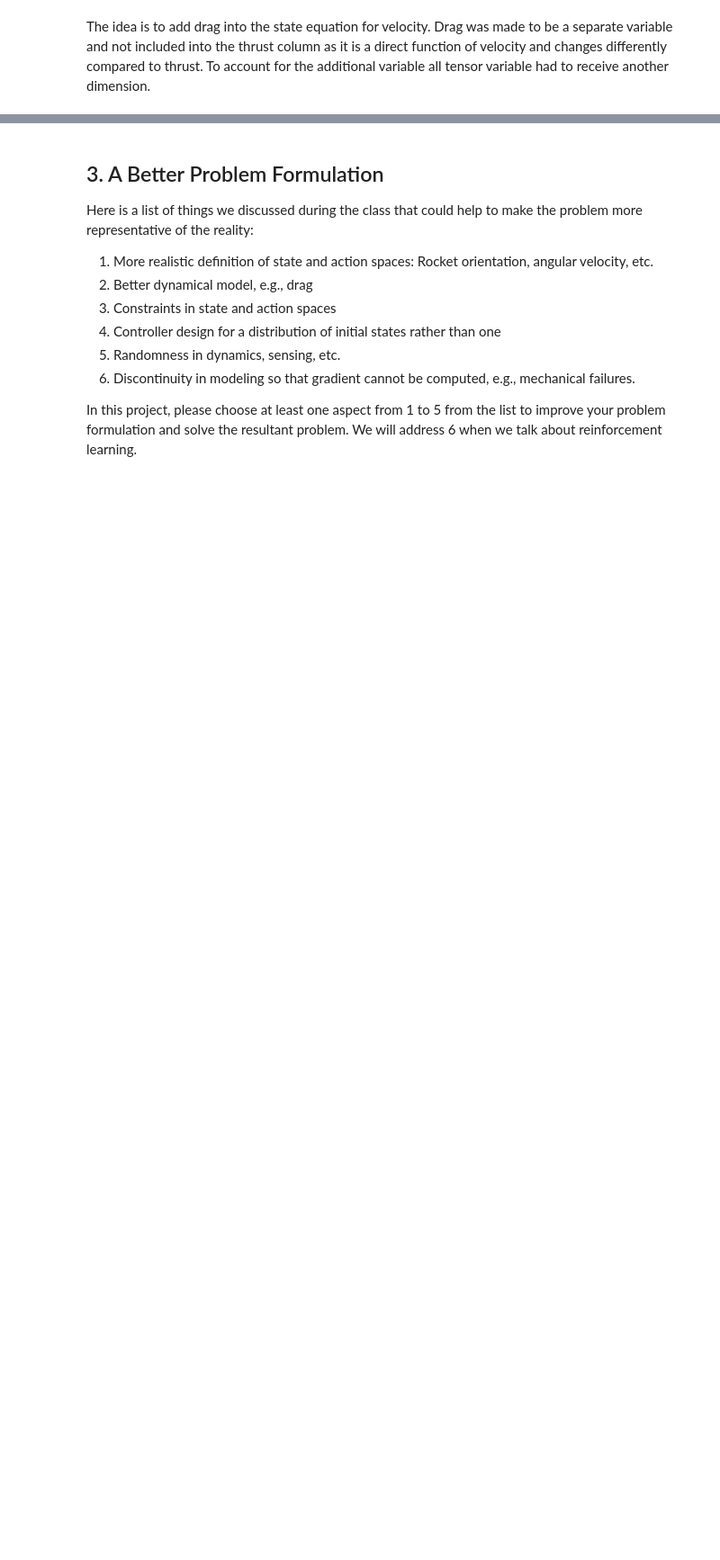
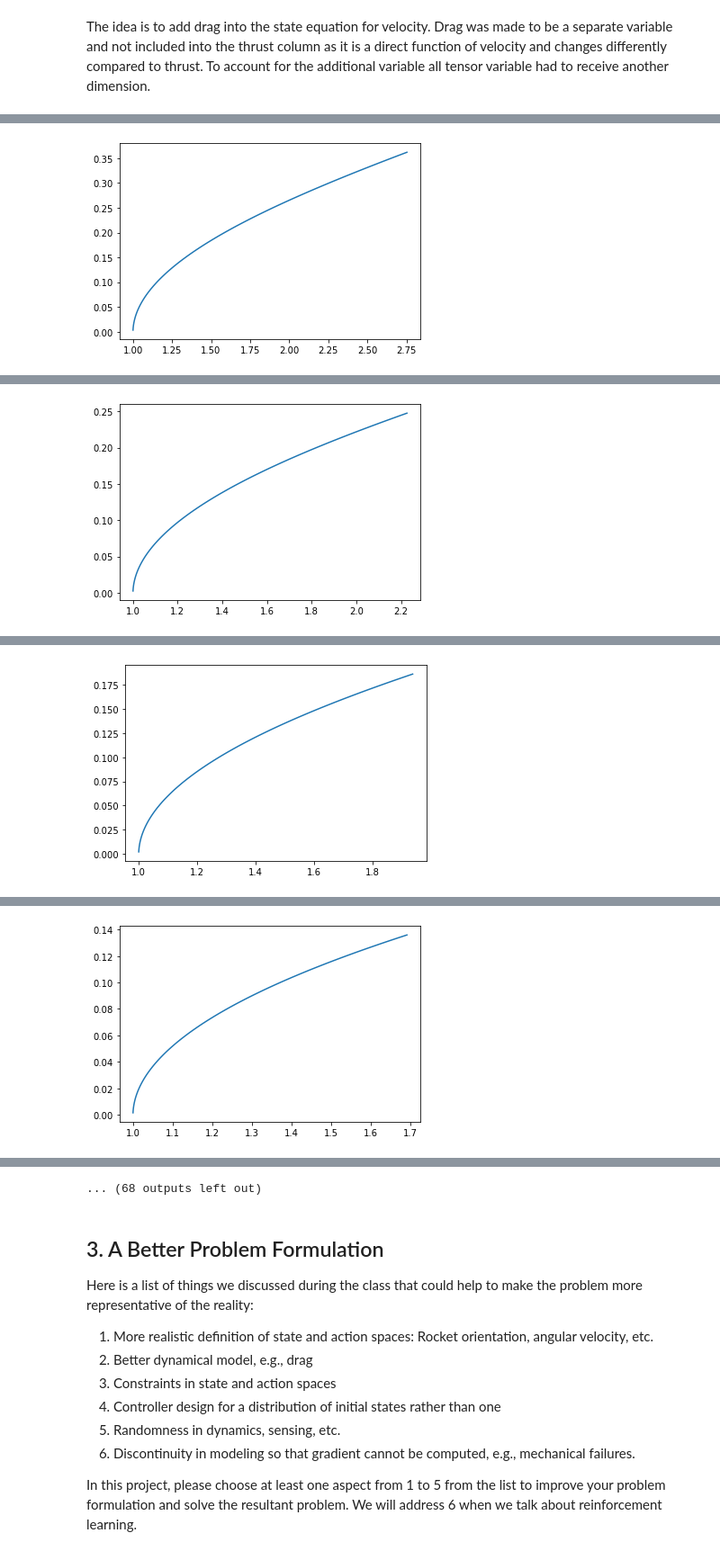
Before and after one commit to bubba2334/MAE-494-Project1, a Jupyter notebook: Project 1.ipynb, the cells around one changed output, grey strips where cells are left out. Shown at 90% size. Drawn from its saved outputs; the diff is of its cells as text; code cells hidden in the pictures; blank space fills up the shorter version.

Commit message:
Adjusted Drag

```diff
--- a/Project 1.ipynb
+++ b/Project 1.ipynb
@@ -95,24 +95,24 @@ class Dynamics(nn.Module):
         # Normally, we would do x[1] = x[1] + gravity * delta_time
         # but this is not allowed in PyTorch since it overwrites one variable (x[1]) that is part of the computational graph to be differentiated.
         # Therefore, I define a tensor dx = [0., gravity * delta_time], and do x = x + dx. This is allowed...
-        delta_state_gravity = t.tensor([0., GRAVITY_ACCEL * FRAME_TIME, 0.])
+        delta_state_gravity = t.tensor([0., GRAVITY_ACCEL * FRAME_TIME])
 
         # Thrust
         # Note: Same reason as above. Need a 2-by-1 tensor.
-        delta_stateT = BOOST_ACCEL * FRAME_TIME * t.tensor([0., -1., 0.]) * action
+        delta_stateT = BOOST_ACCEL * FRAME_TIME * t.tensor([0., -1.]) * action
 
         # Drag
-        delta_stateD = state * DRAG_ACCEL * FRAME_TIME * t.tensor([0., 0., 1.]) * action
+        delta_stateD = DRAG_ACCEL * FRAME_TIME * t.tensor([0., 1.]) * action
 
-        #delta_state = delta_stateT - delta_stateD
+        delta_state = delta_stateT + delta_stateD
 
         # Update velocity
-        state = state + delta_stateT + delta_state_gravity + delta_stateD
+        state = state + delta_state + delta_state_gravity
 
         # Update state
         # Note: Same as above. Use operators on matrices/tensors as much as possible. Do not use element-wise operators as they are considered inplace.
-        step_mat = t.tensor([[1., FRAME_TIME, FRAME_TIME],
-                            [0., 1., 1.]])
+        step_mat = t.tensor([[1., FRAME_TIME],
+                            [0., 1.]])
         state = t.matmul(step_mat, state)
 
         return state
@@ -136,14 +136,14 @@ class Controller(nn.Module):
         dim_hidden: up to you
         """
         super(Controller, self).__init__()
-        self.network = nn.Sequential(nn.Flatten(),
+        self.network = nn.Sequential(
             nn.Linear(dim_input, dim_hidden),
             nn.Tanh(),
             nn.Linear(dim_hidden, dim_output),
             # You can add more layers here
             nn.Sigmoid()
         )
-
+#nn.Flatten()
     def forward(self, state):
         action = self.network(state)
         return action
@@ -176,11 +176,11 @@ class Simulation(nn.Module):
 
     @staticmethod
     def initialize_state():
-        state = [1., 0., 0.] # TODO: need batch of initial states
+        state = [1., 0.] # TODO: need batch of initial states
         return t.tensor(state, requires_grad=False).float()
 
     def error(self, state):
-        return state[0]**2 + state[1]**2 + state[2]**2
+        return state[0]**2 + state[1]**2
 # %%
 # set up the optimizer
 # Note:
@@ -221,12 +221,12 @@ class Optimize:
 # Now it's time to run the code!
 
 T = 100  # number of time steps
-dim_input = 3  # state space dimensions
-dim_hidden = 9  # latent dimensions
-dim_output = 2  # action space dimensions
+dim_input = 2  # state space dimensions
+dim_hidden = 6  # latent dimensions
+dim_output = 1  # action space dimensions
 d = Dynamics()  # define dynamics
 c = Controller(dim_input, dim_hidden, dim_output)  # define controller
 s = Simulation(c, d, T)  # define simulation
 o = Optimize(s)  # define optimizer
-o.train(20)  # solve the optimization problem
+o.train(40)  # solve the optimization problem
 # %% [output]
@@ -233,0 +234 @@ IndexError: Dimension out of range (expected to be in range of [-1, 0], but got
+[figure, added]
@@ -233,0 +236 @@ IndexError: Dimension out of range (expected to be in range of [-1, 0], but got
+[figure, added]
@@ -233,0 +238 @@ IndexError: Dimension out of range (expected to be in range of [-1, 0], but got
+[figure, added]
@@ -233,0 +240 @@ IndexError: Dimension out of range (expected to be in range of [-1, 0], but got
+[figure, added]
@@ -234,3 +245,4 @@ IndexError: Dimension out of range (expected to be in range of [-1, 0], but got
+... (68 outputs left out)
 # %% [markdown]
 ## 3. A Better Problem Formulation
 
```
Also changed, not shown: parts of 1 cell of this notebook.
